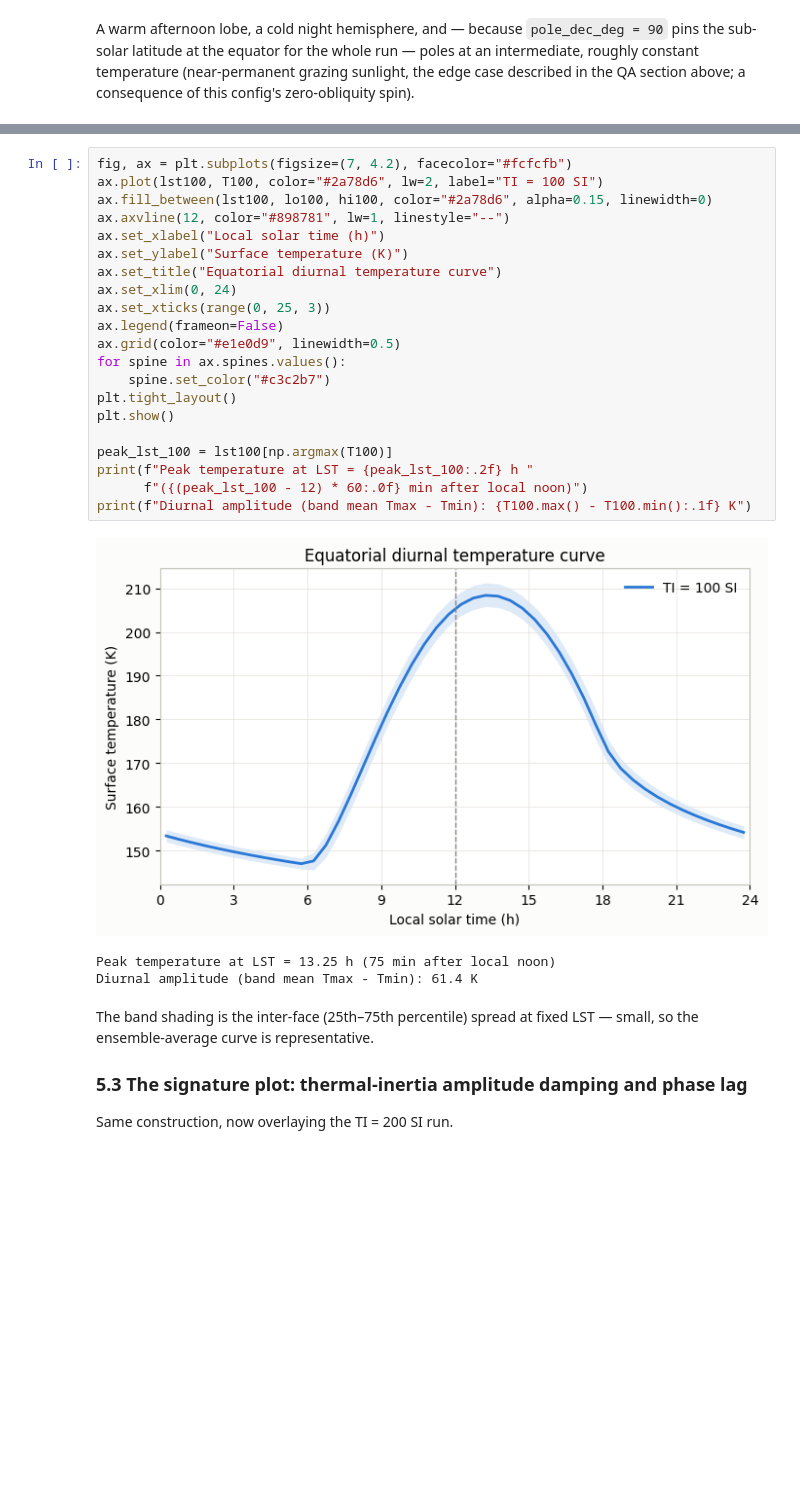
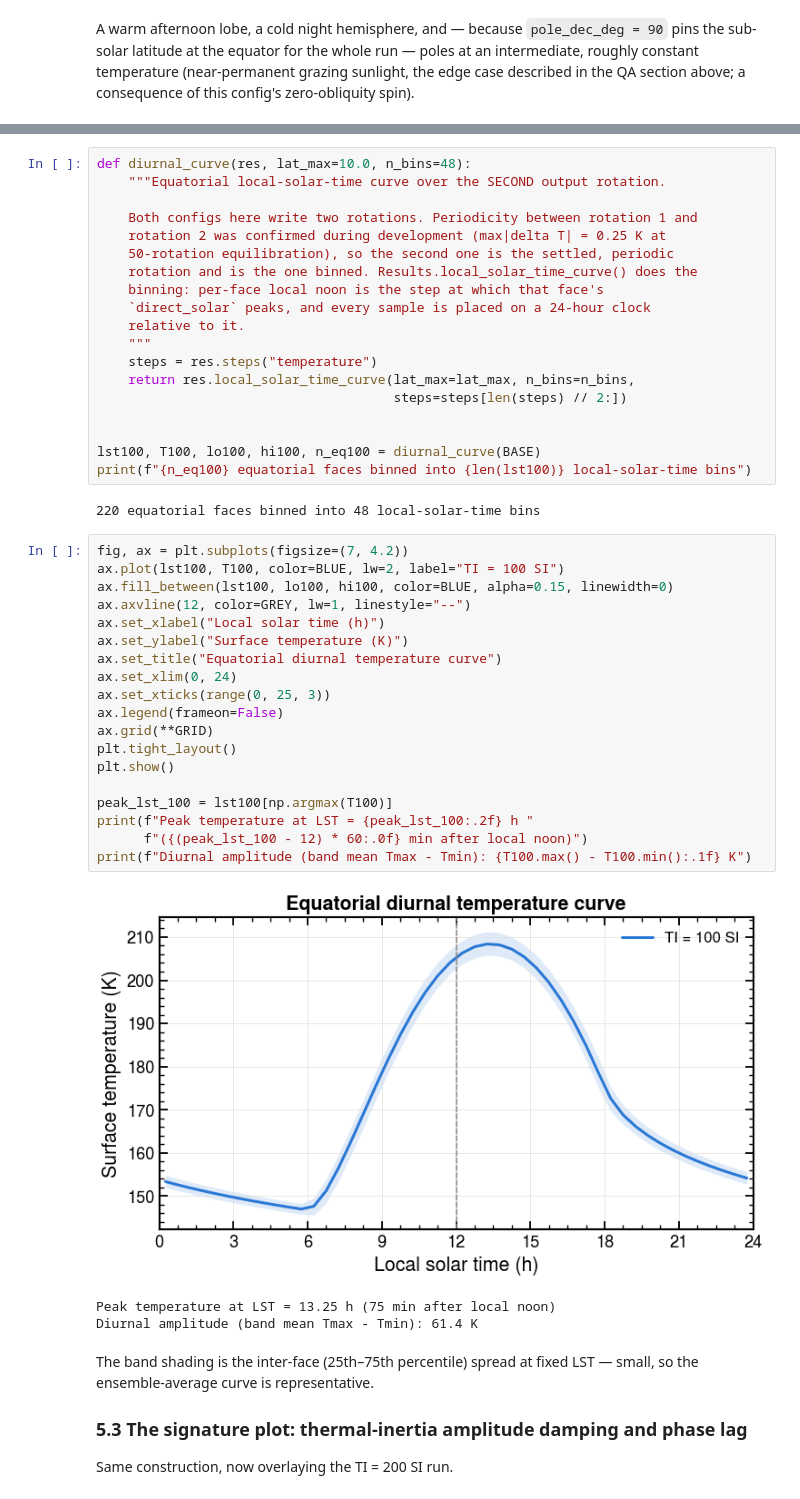
Before and after one commit to phayne/ptm3d-archive, a Jupyter notebook: docs/tutorials/notebooks/03_asteroid_thermal.ipynb, the cells around one changed output, grey strips where cells are left out. Drawn from its saved outputs; the diff is of its cells as text; blank space fills up the shorter version.

```diff
--- a/docs/tutorials/notebooks/03_asteroid_thermal.ipynb
+++ b/docs/tutorials/notebooks/03_asteroid_thermal.ipynb
@@ -579,28 +529,47 @@ print(f"{n_eq100} equatorial faces binned into {len(lst100)} local-solar-time bi
-# %%
-fig, ax = plt.subplots(figsize=(7, 4.2), facecolor="#fcfcfb")
-ax.plot(lst100, T100, color="#2a78d6", lw=2, label="TI = 100 SI")
-ax.fill_between(lst100, lo100, hi100, color="#2a78d6", alpha=0.15, linewidth=0)
-ax.axvline(12, color="#898781", lw=1, linestyle="--")
-ax.set_xlabel("Local solar time (h)")
-ax.set_ylabel("Surface temperature (K)")
-ax.set_title("Equatorial diurnal temperature curve")
-ax.set_xlim(0, 24)
-ax.set_xticks(range(0, 25, 3))
-ax.legend(frameon=False)
-ax.grid(color="#e1e0d9", linewidth=0.5)
-for spine in ax.spines.values():
-    spine.set_color("#c3c2b7")
-plt.tight_layout()
-plt.show()
-
-peak_lst_100 = lst100[np.argmax(T100)]
-print(f"Peak temperature at LST = {peak_lst_100:.2f} h "
-      f"({(peak_lst_100 - 12) * 60:.0f} min after local noon)")
-print(f"Diurnal amplitude (band mean Tmax - Tmin): {T100.max() - T100.min():.1f} K")
-# %% [output]
-[figure, removed]
-Peak temperature at LST = 13.25 h (75 min after local noon)
-Diurnal amplitude (band mean Tmax - Tmin): 61.4 K
+# %%
+def diurnal_curve(res, lat_max=10.0, n_bins=48):
+    """Equatorial local-solar-time curve over the SECOND output rotation.
+
+    Both configs here write two rotations. Periodicity between rotation 1 and
+    rotation 2 was confirmed during development (max|delta T| = 0.25 K at
+    50-rotation equilibration), so the second one is the settled, periodic
+    rotation and is the one binned. Results.local_solar_time_curve() does the
+    binning: per-face local noon is the step at which that face's
+    `direct_solar` peaks, and every sample is placed on a 24-hour clock
+    relative to it.
+    """
+    steps = res.steps("temperature")
+    return res.local_solar_time_curve(lat_max=lat_max, n_bins=n_bins,
+                                      steps=steps[len(steps) // 2:])
+
+
+lst100, T100, lo100, hi100, n_eq100 = diurnal_curve(BASE)
+print(f"{n_eq100} equatorial faces binned into {len(lst100)} local-solar-time bins")
+# %% [output]
+220 equatorial faces binned into 48 local-solar-time bins
+# %%
+fig, ax = plt.subplots(figsize=(7, 4.2))
+ax.plot(lst100, T100, color=BLUE, lw=2, label="TI = 100 SI")
+ax.fill_between(lst100, lo100, hi100, color=BLUE, alpha=0.15, linewidth=0)
+ax.axvline(12, color=GREY, lw=1, linestyle="--")
+ax.set_xlabel("Local solar time (h)")
+ax.set_ylabel("Surface temperature (K)")
+ax.set_title("Equatorial diurnal temperature curve")
+ax.set_xlim(0, 24)
+ax.set_xticks(range(0, 25, 3))
+ax.legend(frameon=False)
+ax.grid(**GRID)
+plt.tight_layout()
+plt.show()
+
+peak_lst_100 = lst100[np.argmax(T100)]
+print(f"Peak temperature at LST = {peak_lst_100:.2f} h "
+      f"({(peak_lst_100 - 12) * 60:.0f} min after local noon)")
+print(f"Diurnal amplitude (band mean Tmax - Tmin): {T100.max() - T100.min():.1f} K")
+# %% [output]
+[figure, added]
+Peak temperature at LST = 13.25 h (75 min after local noon)
+Diurnal amplitude (band mean Tmax - Tmin): 61.4 K
 # %% [markdown]
 The band shading is the inter-face (25th–75th percentile) spread at fixed
 LST — small, so the ensemble-average curve is representative.
```
Also changed, not shown: parts of 40 cells of this notebook.
